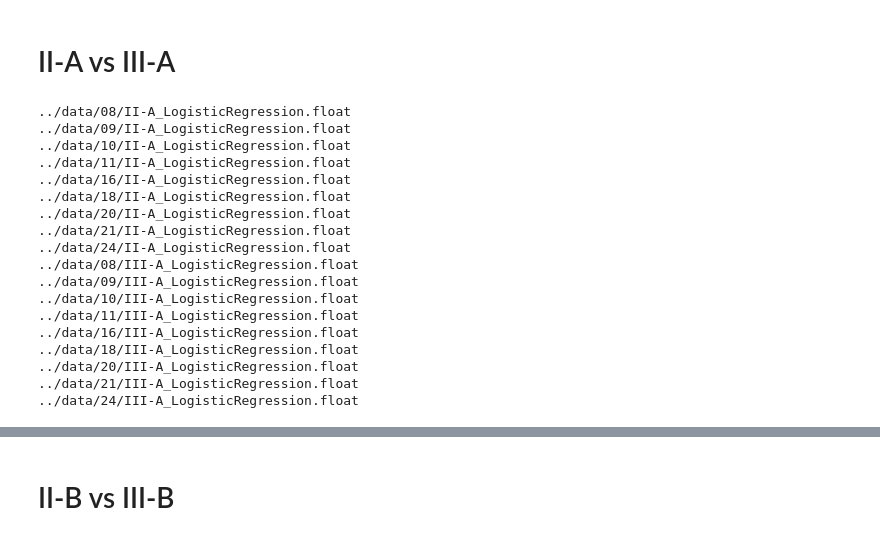
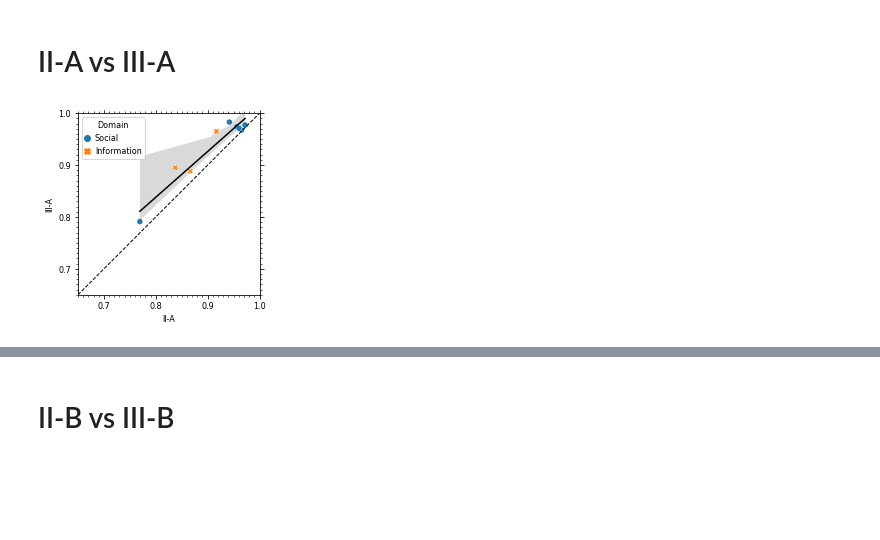
Before and after one commit to BattleBunny/snaproject, a Jupyter notebook: code/Figures for Paper.ipynb, the cells around one changed output, grey strips where cells are left out. Cells and saved outputs as stored; diff of their text form; code cells hidden in the pictures; blank space fills up the shorter version.

```diff
--- a/code/Figures for Paper.ipynb
+++ b/code/Figures for Paper.ipynb
@@ -228,27 +95,12 @@ with plt.rc_context(rc):
 # II-A vs III-A
 # %%
 info = pd.read_json('../networks.jsonl', lines=True).set_index('index')
-df = pd.DataFrame({
+df_2a_3a = pd.DataFrame({
     'Domain': info['category'],
-    'Temporal topological WITH past event aggregation features (AUC)': {network: get_performance(network, feature_set='II-A') for network in networks},
-    'Node activity WITH past event aggregation features (AUC)': {network: get_performance(network, feature_set='III-A') for network in networks},
+    'II-A': {network: get_performance(network, feature_set='II-A') for network in networks},
+    'III-A': {network: get_performance(network, feature_set='III-A') for network in networks},
 }).dropna()
+
+make_figure(df_2a_3a, "II-A", "III-A", "Fig2a3a")
 # %% [output]
-../data/08/II-A_LogisticRegression.float
-../data/09/II-A_LogisticRegression.float
-../data/10/II-A_LogisticRegression.float
-../data/11/II-A_LogisticRegression.float
-../data/16/II-A_LogisticRegression.float
-../data/18/II-A_LogisticRegression.float
-../data/20/II-A_LogisticRegression.float
-../data/21/II-A_LogisticRegression.float
-../data/24/II-A_LogisticRegression.float
-../data/08/III-A_LogisticRegression.float
-../data/09/III-A_LogisticRegression.float
-../data/10/III-A_LogisticRegression.float
-../data/11/III-A_LogisticRegression.float
-../data/16/III-A_LogisticRegression.float
-../data/18/III-A_LogisticRegression.float
-../data/20/III-A_LogisticRegression.float
-../data/21/III-A_LogisticRegression.float
-../data/24/III-A_LogisticRegression.float
+[figure, added]
```
Also changed, not shown: parts of 17 cells of this notebook, 13 other files.
